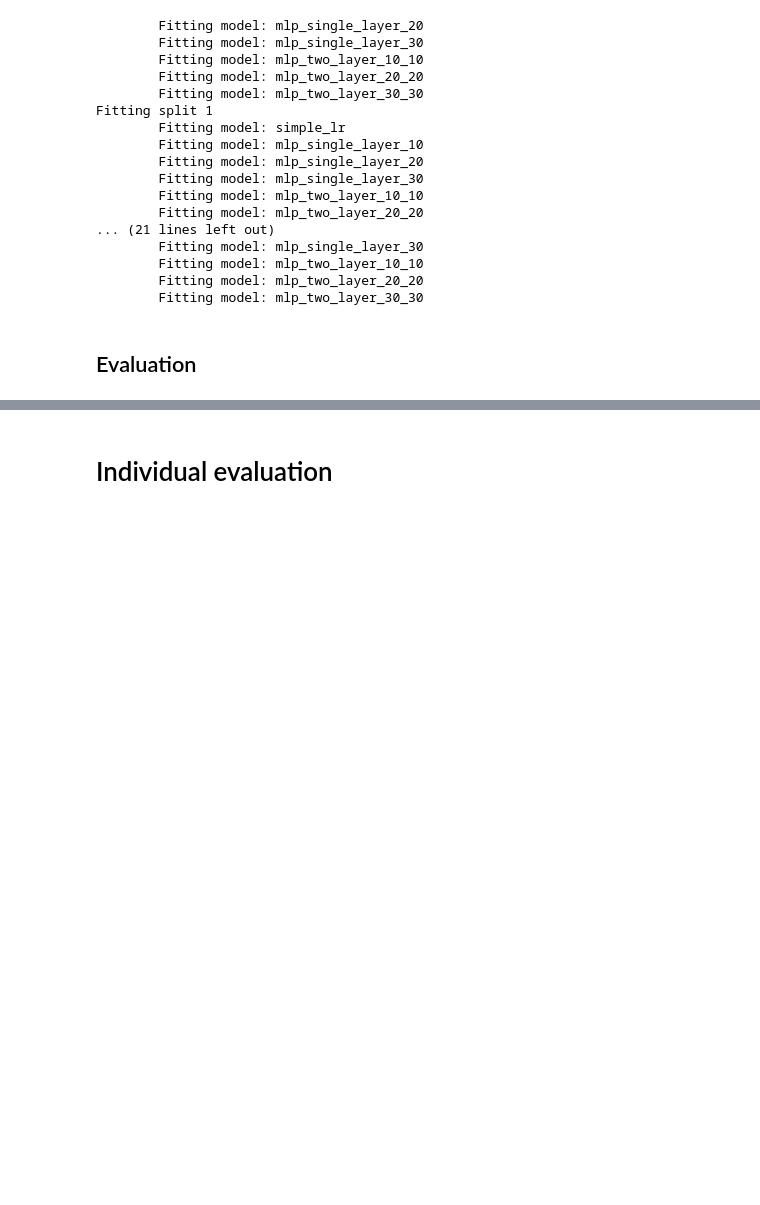
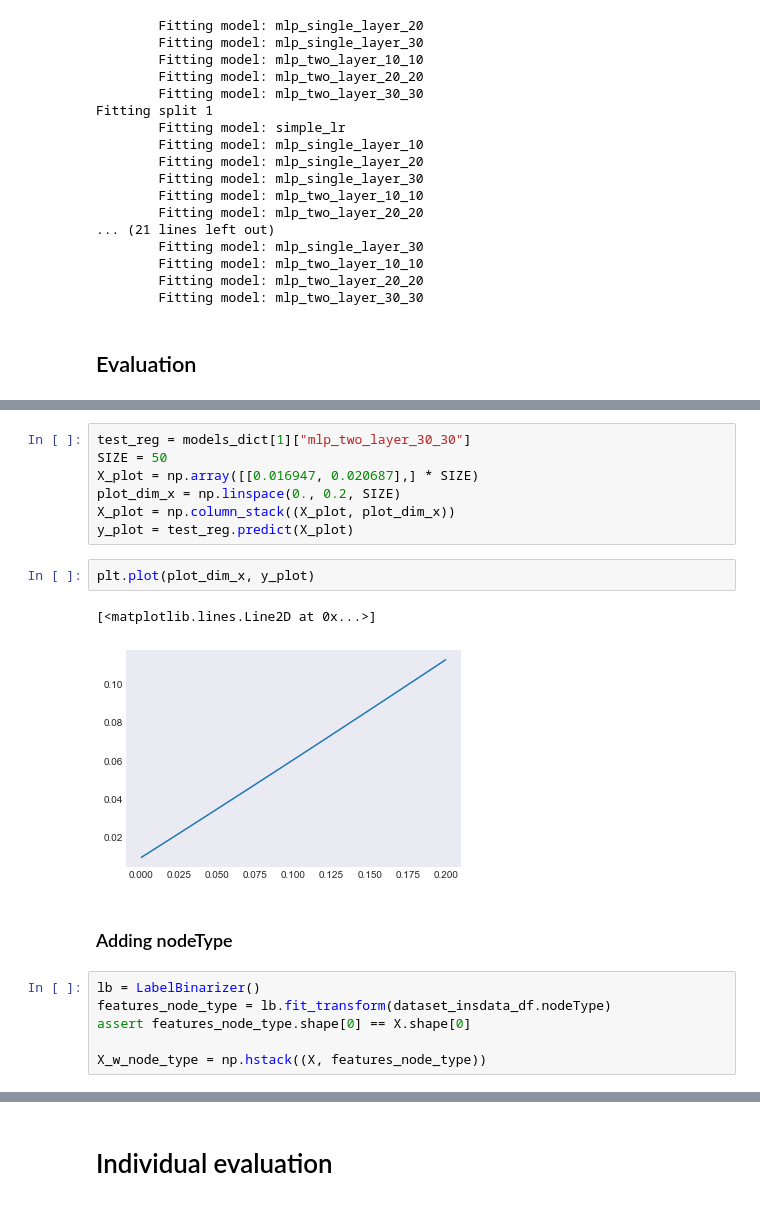
Before and after one commit to zviri/GraphSlicesExperiments, a Jupyter notebook: old/PR prediction experiment.ipynb, the cells around one changed output, grey strips where cells are left out. Saved outputs shown, nothing was run; the diff lists cells and outputs as text; blank space fills up the shorter version.

```diff
--- a/old/PR prediction experiment.ipynb
+++ b/old/PR prediction experiment.ipynb
@@ -189,0 +189,20 @@ stats_df.mean(axis=0).to_frame(name="mean").merge(
+# %%
+test_reg = models_dict[1]["mlp_two_layer_30_30"]
+SIZE = 50
+X_plot = np.array([[0.016947, 0.020687],] * SIZE)
+plot_dim_x = np.linspace(0., 0.2, SIZE)
+X_plot = np.column_stack((X_plot, plot_dim_x))
+y_plot = test_reg.predict(X_plot)
+# %%
+plt.plot(plot_dim_x, y_plot)
+# %% [output]
+[<matplotlib.lines.Line2D at 0x...>]
+[figure, added]
+# %% [markdown]
+### Adding nodeType
+# %%
+lb = LabelBinarizer()
+features_node_type = lb.fit_transform(dataset_insdata_df.nodeType)
+assert features_node_type.shape[0] == X.shape[0]
+
+X_w_node_type = np.hstack((X, features_node_type))
```
Also changed, not shown: parts of 23 cells of this notebook.
